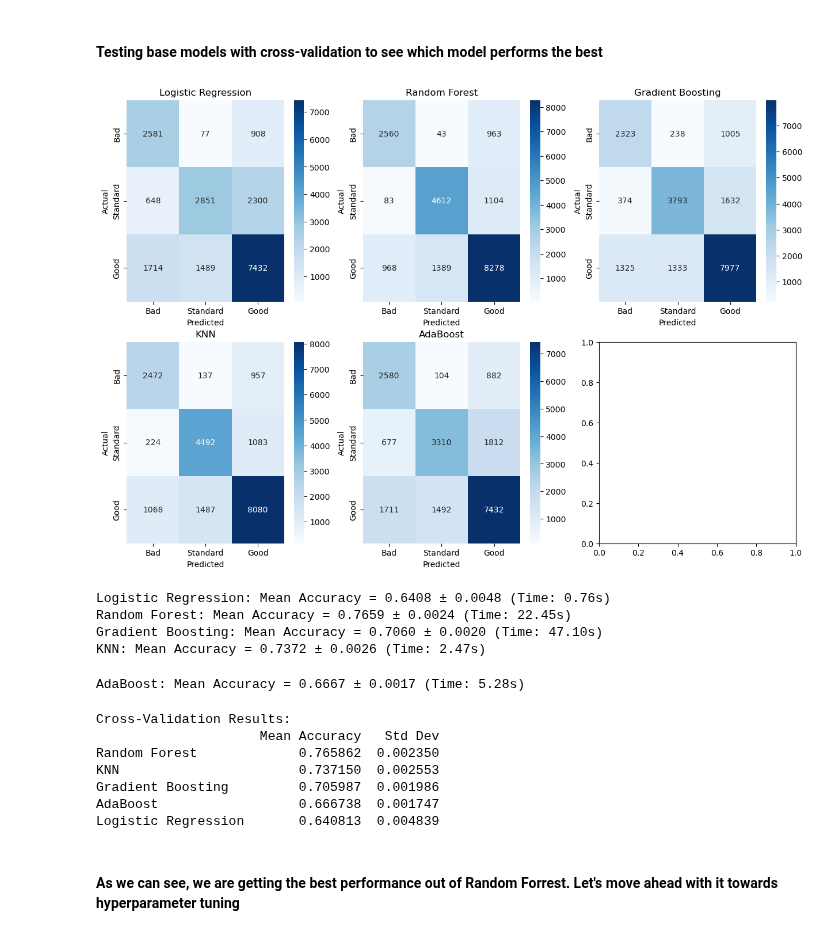
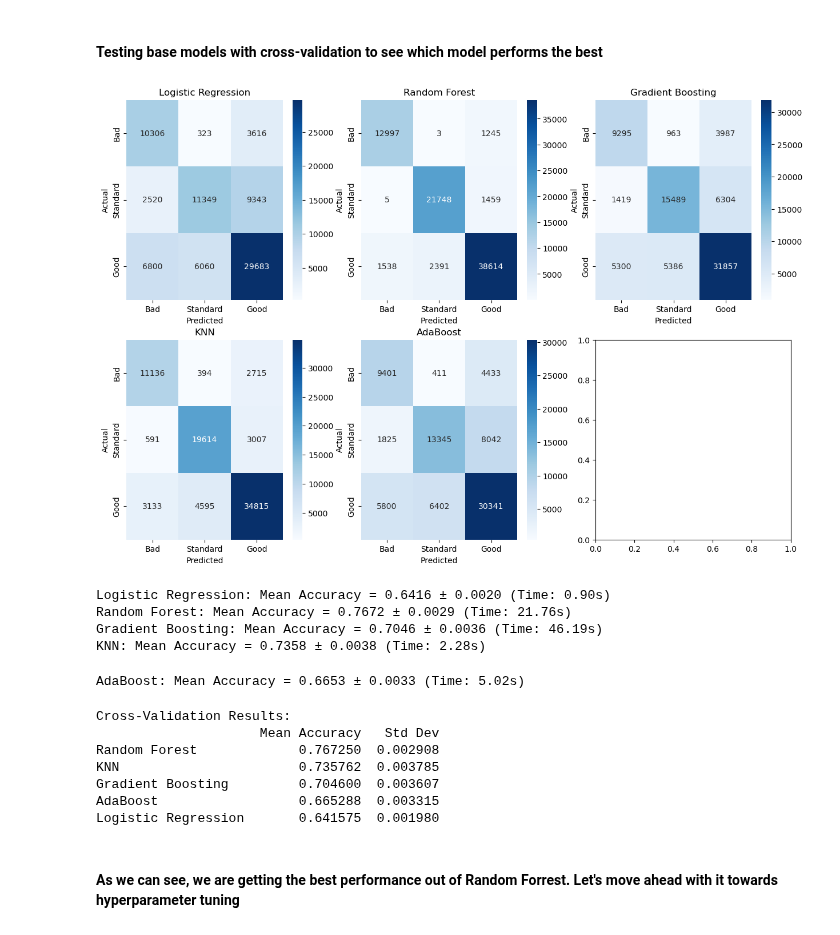
Before and after one commit to Yashsethi24/Credit_Score_Prediction, a Jupyter notebook: Notebooks/SupervisedLearning.ipynb, the cells around one changed output. Cells and saved outputs as stored; diff of their text form; code cells hidden in the pictures.

Commit message:
Final model run

```diff
--- a/Notebooks/SupervisedLearning.ipynb
+++ b/Notebooks/SupervisedLearning.ipynb
@@ -103,7 +103,7 @@ for col in target_col:
 scaler = StandardScaler()
 # %%
 # Split data into train & test sets
-X_train, X_test, y_train, y_test = train_test_split(df.drop(columns=target_col), df[target_col], test_size=0.2, random_state=42, stratify=df[target_col]
+X_train, X_test, y_train, y_test = train_test_split(df.drop(columns=target_col), df[target_col], test_size=0.2, random_state=42, stratify=df[['Customer_ID']]
 )
 # %%
 # Fit transformer on training data & apply transformation
@@ -278,28 +278,28 @@ models = {
 # %%
 # Set up figure size for multiple subplots
 fig, axes = plt.subplots(nrows=2, ncols=3, figsize=(15, 10))
 axes = axes.flatten()
 # Define class labels
 class_labels = ["Bad", "Standard", "Good"]
 
 # Loop through each model and generate confusion matrix
 for i, (name, model) in enumerate(models.items()):
     # Train model
     model.fit(X_train_selected, y_train)
 
     # Predict on test set
-    y_pred = model.predict(X_test_selected)
+    y_pred = model.predict(X_train_selected)
 
     # Compute confusion matrix
-    cm = confusion_matrix(y_test, y_pred)
+    cm = confusion_matrix(y_train, y_pred)
 
     # Plot confusion matrix as heatmap
     sns.heatmap(cm, annot=True, fmt="d", cmap="Blues", xticklabels=class_labels, yticklabels=class_labels, ax=axes[i])
     axes[i].set_title(f"{name}")
     axes[i].set_xlabel("Predicted")
     axes[i].set_ylabel("Actual")
 # %% [output]
-[figure, old version]
+[figure, new version]
 # %%
 # Define Stratified K-Fold (Ensures balanced class distribution across folds)
 cv = StratifiedKFold(n_splits=5, shuffle=True, random_state=42)
@@ -323,11 +323,11 @@ for name, model in models.items():
     # Print results
     print(f"{name}: Mean Accuracy = {np.mean(scores):.4f} ± {np.std(scores):.4f} (Time: {time.time() - start_time:.2f}s)")
 # %% [output]
-Logistic Regression: Mean Accuracy = 0.6408 ± 0.0048 (Time: 0.76s)
-Random Forest: Mean Accuracy = 0.7659 ± 0.0024 (Time: 22.45s)
-Gradient Boosting: Mean Accuracy = 0.7060 ± 0.0020 (Time: 47.10s)
-KNN: Mean Accuracy = 0.7372 ± 0.0026 (Time: 2.47s)
+Logistic Regression: Mean Accuracy = 0.6416 ± 0.0020 (Time: 0.90s)
+Random Forest: Mean Accuracy = 0.7672 ± 0.0029 (Time: 21.76s)
+Gradient Boosting: Mean Accuracy = 0.7046 ± 0.0036 (Time: 46.19s)
+KNN: Mean Accuracy = 0.7358 ± 0.0038 (Time: 2.28s)
-AdaBoost: Mean Accuracy = 0.6667 ± 0.0017 (Time: 5.28s)
+AdaBoost: Mean Accuracy = 0.6653 ± 0.0033 (Time: 5.02s)
 # %%
 # Convert results to a DataFrame
 cv_results_df = pd.DataFrame(cv_results).T
@@ -340,11 +340,11 @@ print(cv_results_df)
 # %% [output]
 Cross-Validation Results:
                      Mean Accuracy   Std Dev
-Random Forest             0.765862  0.002350
-KNN                       0.737150  0.002553
-Gradient Boosting         0.705987  0.001986
-AdaBoost                  0.666738  0.001747
-Logistic Regression       0.640813  0.004839
+Random Forest             0.767250  0.002908
+KNN                       0.735762  0.003785
+Gradient Boosting         0.704600  0.003607
+AdaBoost                  0.665288  0.003315
+Logistic Regression       0.641575  0.001980
 # %% [markdown]
 #### As we can see, we are getting the best performance out of Random Forrest. Let's move ahead with it towards hyperparameter tuning
 # %%
```
Also changed, not shown: parts of 8 cells of this notebook.
